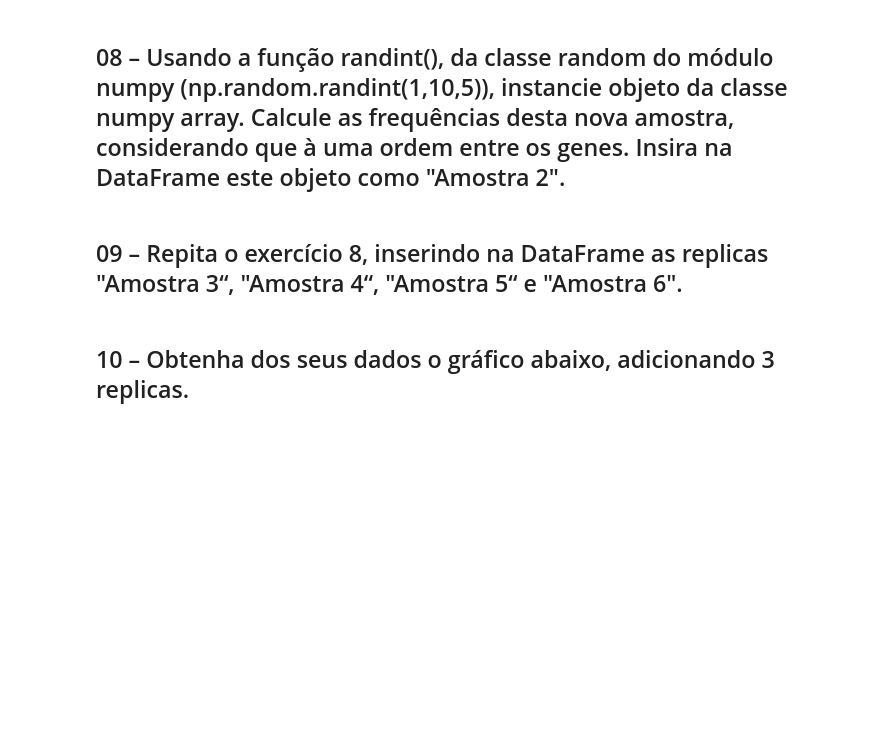
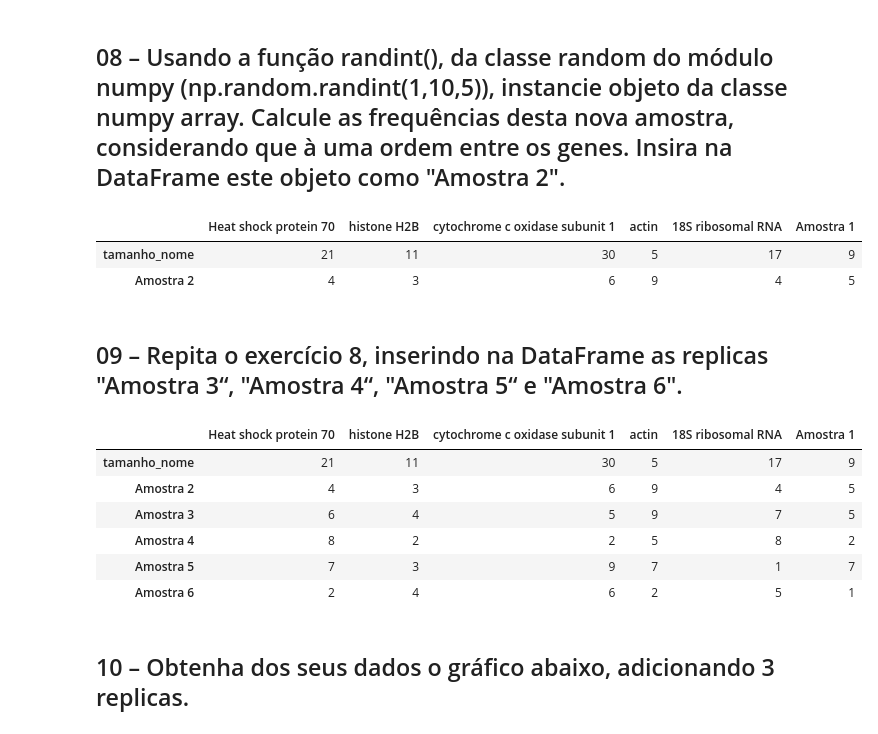
Before and after one commit to marchettom/Disciplina-Python, a Jupyter notebook: 13-Variáveis_Qualitativas_2026-03-30.ipynb, the cells around one changed output. Drawn from its saved outputs; the diff is of its cells as text; code cells hidden in the pictures; blank space fills up the shorter version.

```diff
--- a/13-Variáveis_Qualitativas_2026-03-30.ipynb
+++ b/13-Variáveis_Qualitativas_2026-03-30.ipynb
@@ -116,3 +118,17 @@ plt.show()
 [figure]
 # %% [markdown]
 ## 07 – Reorganize a DataFrame, removendo as colunas contendo os dois primeiros caracteres, o número de caracter 'a', e a presença de 'hu', dos genes. Renomeie as colunas de acordo com as informações. Adicione uma coluna com a informação de 'Amostra 1'.
+# %%
+import pandas as pd
+
+df = pd.read_csv("df_genes.csv")
+
+
+df_filtrado = df.loc[[0]]
+
+df_filtrado.index = ['tamanho_nome']
+
+# adicionar coluna "Amostra 1"
+df_filtrado['Amostra 1'] = 9
+
+df_filtrado
@@ -119,6 +138,46 @@ plt.show()
 # %% [markdown]
 ## 08 – Usando a função randint(), da classe random do módulo numpy (np.random.randint(1,10,5)), instancie objeto da classe numpy array. Calcule as frequências desta nova amostra, considerando que à uma ordem entre os genes. Insira na DataFrame este objeto como "Amostra 2".
+# %%
+import numpy as np
+
+num_colunas = df_filtrado.shape[1]
+
+
+amostra_2_array = np.random.randint(1, 10, size=num_colunas)
+
+df_filtrado.loc['Amostra 2'] = amostra_2_array
+
+df_filtrado
+# %% [output]
+|  | Heat shock protein 70 | histone H2B | cytochrome c oxidase subunit 1 | actin | 18S ribosomal RNA | Amostra 1 |
+| tamanho_nome | 21 | 11 | 30 | 5 | 17 | 9 |
+| Amostra 2 | 4 | 3 | 6 | 9 | 4 | 5 |
 # %% [markdown]
 ## 09 – Repita o exercício 8, inserindo na DataFrame as replicas "Amostra 3“, "Amostra 4“, "Amostra 5“ e "Amostra 6".
+# %%
+import numpy as np
+
+novas_amostras = ["Amostra 3", "Amostra 4", "Amostra 5", "Amostra 6"]
+
+# quantidade de colunas atual para evitar o erro de "mismatched columns"
+num_colunas = df_filtrado.shape[1]
+
+
+for nome_amostra in novas_amostras:
+    # Gera 1 array aleatório para cada iteração
+    valores_aleatorios = np.random.randint(1, 10, size=num_colunas)
+
+
+    df_filtrado.loc[nome_amostra] = valores_aleatorios
+
+df_filtrado
+# %% [output]
+|  | Heat shock protein 70 | histone H2B | cytochrome c oxidase subunit 1 | actin | 18S ribosomal RNA | Amostra 1 |
+| tamanho_nome | 21 | 11 | 30 | 5 | 17 | 9 |
+| Amostra 2 | 4 | 3 | 6 | 9 | 4 | 5 |
+| Amostra 3 | 6 | 4 | 5 | 9 | 7 | 5 |
+| Amostra 4 | 8 | 2 | 2 | 5 | 8 | 2 |
+| Amostra 5 | 7 | 3 | 9 | 7 | 1 | 7 |
+| Amostra 6 | 2 | 4 | 6 | 2 | 5 | 1 |
 # %% [markdown]
 ## 10 – Obtenha dos seus dados o gráfico abaixo, adicionando 3 replicas.
```
Also changed, not shown: parts of 9 cells of this notebook, 2 other files.
